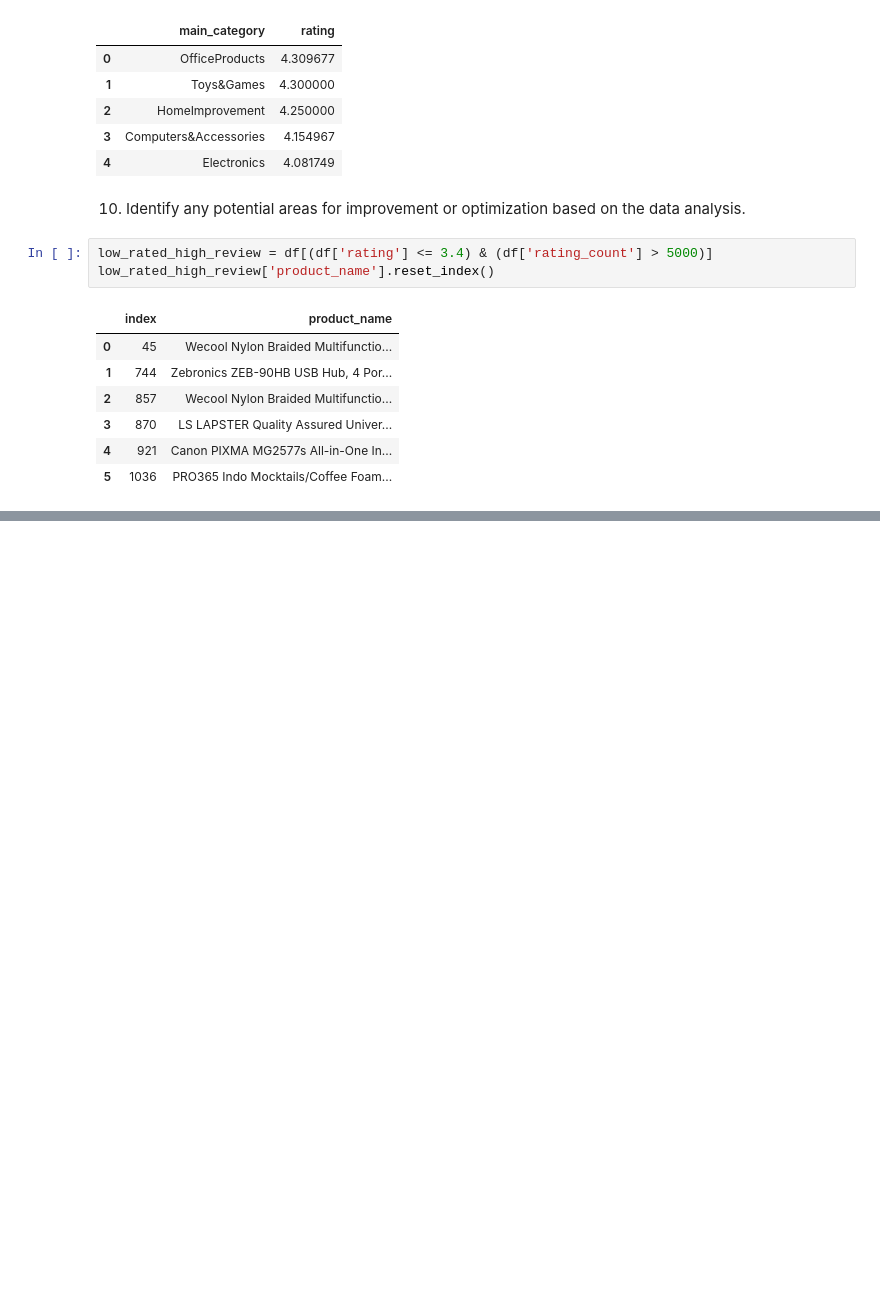
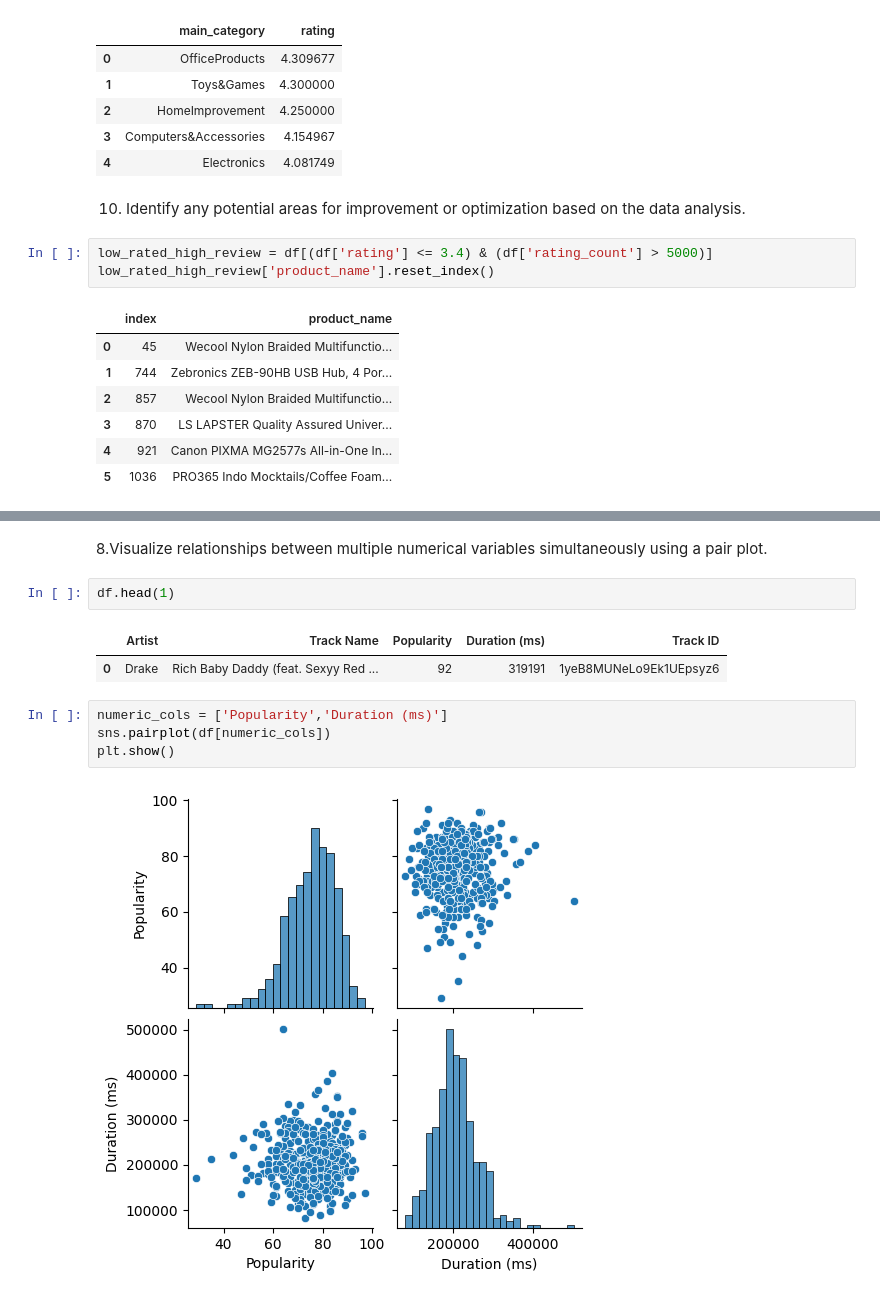
Before and after one commit to FutureDevPro/Assignment, a Jupyter notebook: 23_March_EDA_Assignment2.ipynb, the cells around one changed output, grey strips where cells are left out. Cells and saved outputs as stored; diff of their text form; blank space fills up the shorter version.

```diff
--- a/23_March_EDA_Assignment2.ipynb
+++ b/23_March_EDA_Assignment2.ipynb
@@ -172,0 +305,13 @@ These are the six products which needs improvement so that they get higher ratin
+# %% [markdown]
+8.Visualize relationships between multiple numerical variables simultaneously using a pair plot.
+# %%
+df.head(1)
+# %% [output]
+|  | Artist | Track Name | Popularity | Duration (ms) | Track ID |
+| 0 | Drake | Rich Baby Daddy (feat. Sexyy Red ... | 92 | 319191 | 1yeB8MUNeLo9Ek1UEpsyz6 |
+# %%
+numeric_cols = ['Popularity','Duration (ms)']
+sns.pairplot(df[numeric_cols])
+plt.show()
+# %% [output]
+[figure, added]
```
Also changed, not shown: parts of 30 cells of this notebook.
